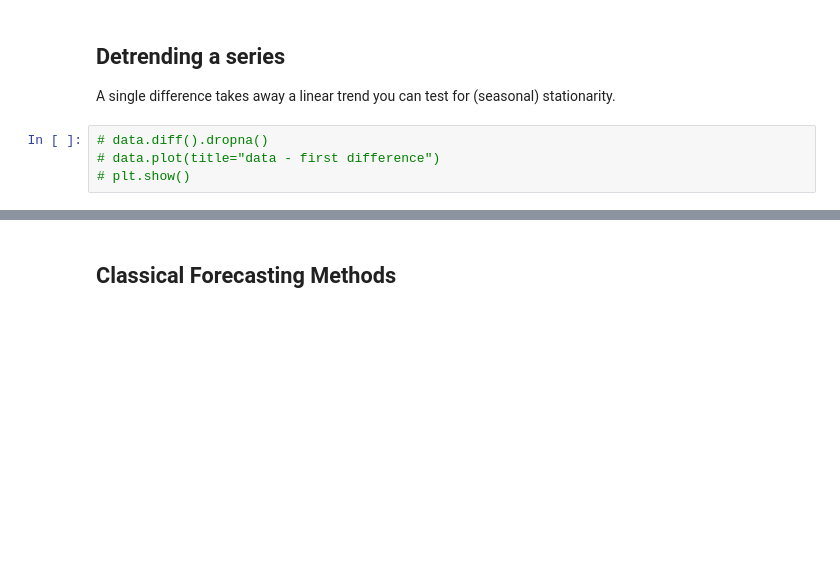
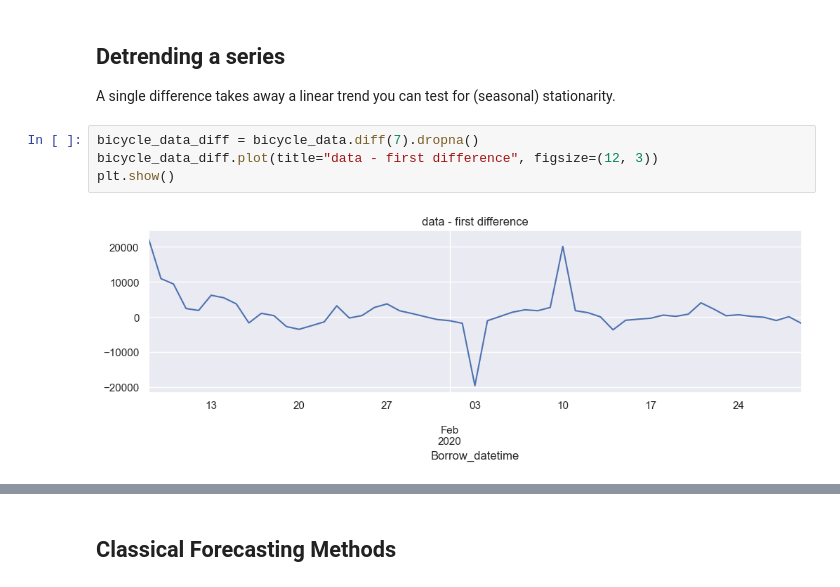
Before and after one commit to iamr0b0tx/getting-started-with-time-series-forcasting, a Jupyter notebook: main.ipynb, the cells around one changed output, grey strips where cells are left out. Drawn from its saved outputs; the diff is of its cells as text; blank space fills up the shorter version.

```diff
--- a/main.ipynb
+++ b/main.ipynb
@@ -374,6 +374,8 @@ look-up table. The actual p-value is greater than the p-value returned.
 
 A single difference takes away a linear trend you can test for (seasonal) stationarity.
 # %%
-# data.diff().dropna()
-# data.plot(title="data - first difference")
-# plt.show()
+bicycle_data_diff = bicycle_data.diff(7).dropna()
+bicycle_data_diff.plot(title="data - first difference", figsize=(12, 3))
+plt.show()
+# %% [output]
+[figure, added]
```
Also changed, not shown: parts of 24 cells of this notebook.
